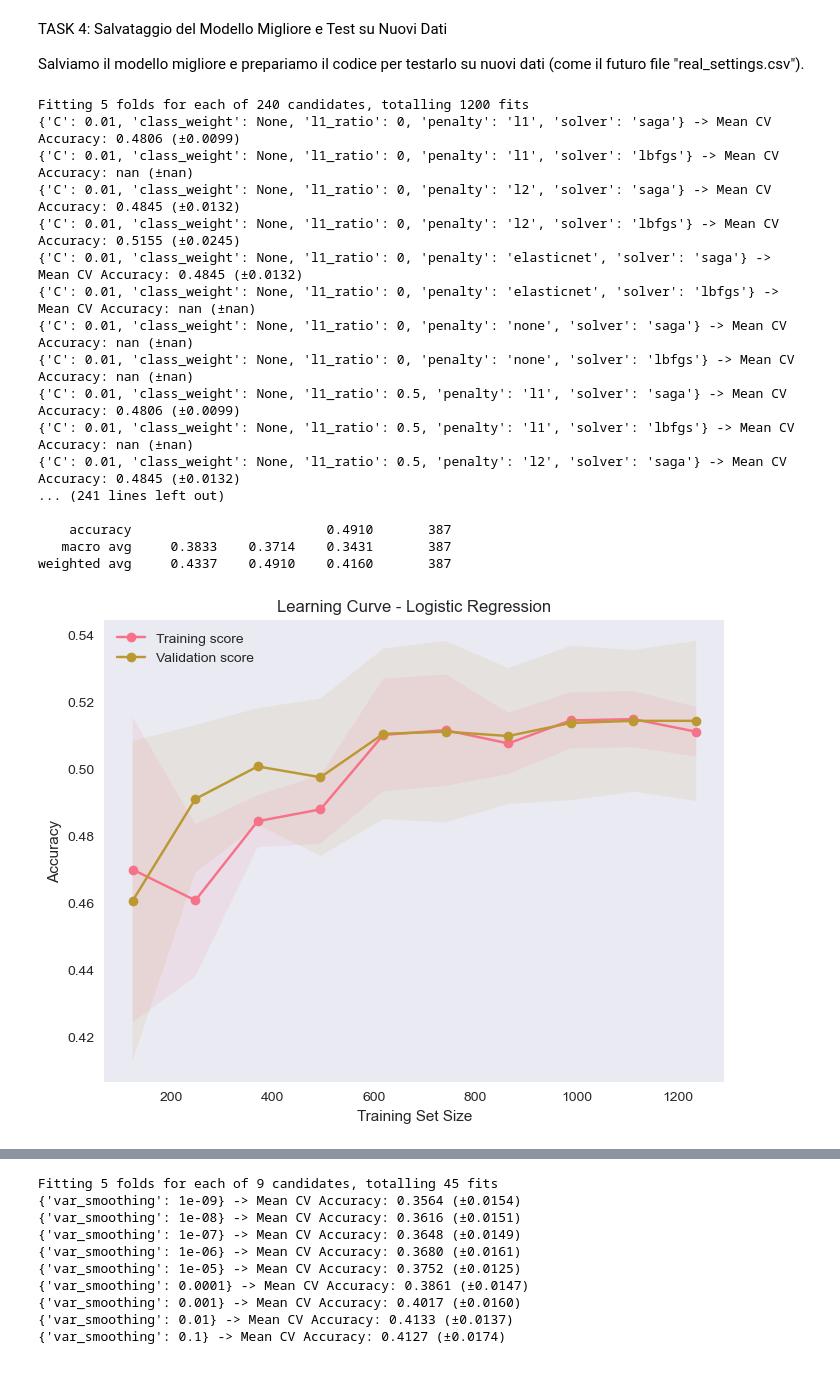
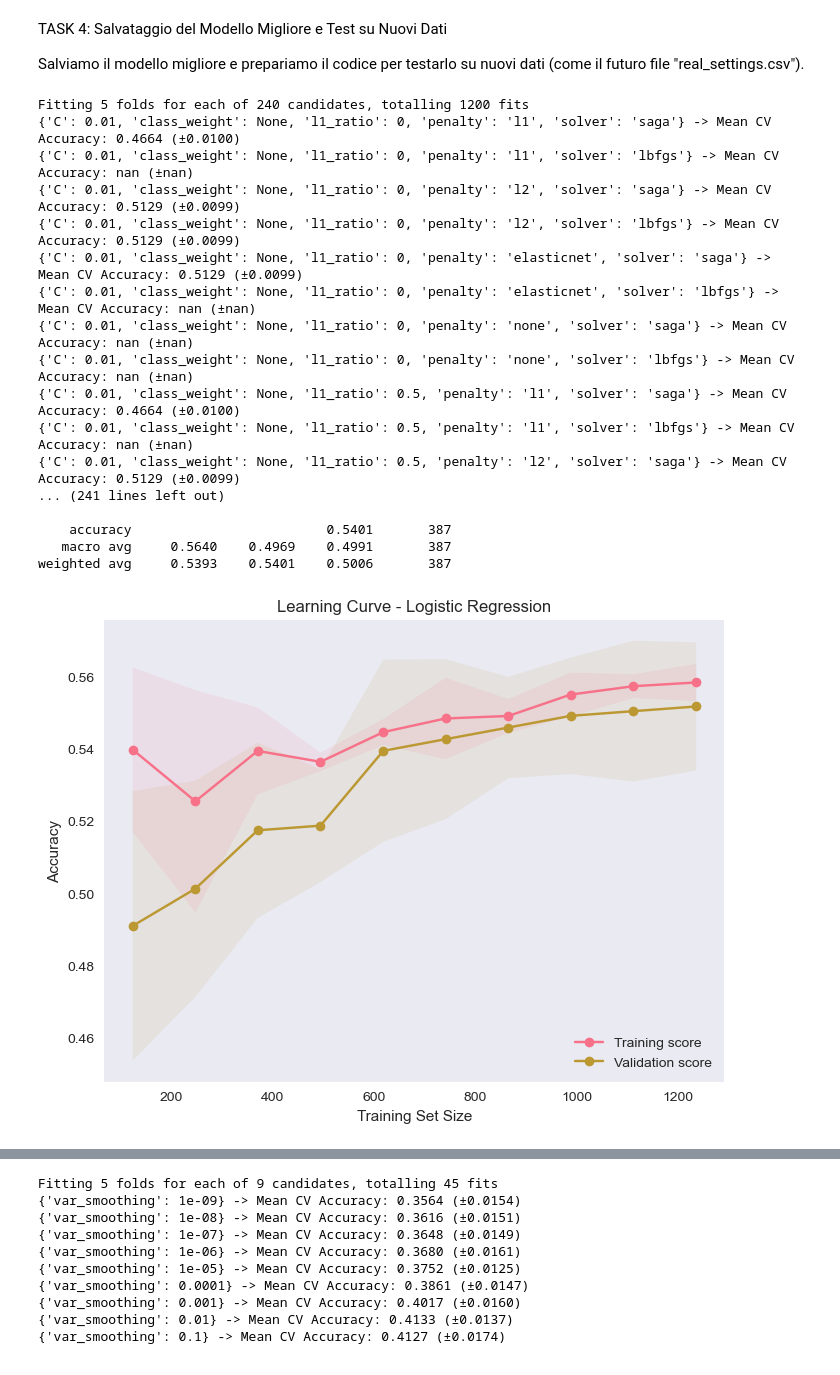
Before and after one commit to Samuele223/machine-Learning, a Jupyter notebook: proj1.ipynb, the cells around one changed output, grey strips where cells are left out. Cells and saved outputs as stored; diff of their text form; code cells hidden in the pictures.

```diff
--- a/proj1.ipynb
+++ b/proj1.ipynb
@@ -738,7 +738,7 @@ param_grid = {
 }
 
 # 2) Configuriamo GridSearchCV
-lr = LogisticRegression(random_state=42)
+lr = LogisticRegression(random_state=42, max_iter=5000)
 grid = GridSearchCV(
     estimator=lr,
     param_grid=param_grid,
@@ -763,7 +763,6 @@ for mean_score, std_score, params in zip(
 print("\nBest hyperparameters found:")
 print(grid.best_params_)
 print(f"Best CV Accuracy: {grid.best_score_:.4f}")
-best_logistic_regression = grid.best_params_
 
 # 6) Valutazione sul test set
 y_pred = grid.predict(X_test)
@@ -778,43 +777,43 @@ train_sizes, train_scores, val_scores = learning_curve(
     scoring='accuracy',
     train_sizes=np.linspace(0.1, 1.0, 10),
     n_jobs=-1
 )
 
 train_mean = np.mean(train_scores, axis=1)
 train_std  = np.std(train_scores, axis=1)
 val_mean   = np.mean(val_scores, axis=1)
 val_std    = np.std(val_scores, axis=1)
 
 plt.figure(figsize=(8,6))
 plt.plot(train_sizes, train_mean, 'o-', label='Training score')
 plt.fill_between(train_sizes, train_mean-train_std, train_mean+train_std, alpha=0.1)
 plt.plot(train_sizes, val_mean, 'o-', label='Validation score')
 plt.fill_between(train_sizes, val_mean-val_std, val_mean+val_std, alpha=0.1)
 plt.title('Learning Curve - Logistic Regression')
 plt.xlabel('Training Set Size')
 plt.ylabel('Accuracy')
 plt.legend(loc='best')
 plt.grid()
 plt.show()
 # %% [output]
 Fitting 5 folds for each of 240 candidates, totalling 1200 fits
-{'C': 0.01, 'class_weight': None, 'l1_ratio': 0, 'penalty': 'l1', 'solver': 'saga'} -> Mean CV Accuracy: 0.4806 (±0.0099)
+{'C': 0.01, 'class_weight': None, 'l1_ratio': 0, 'penalty': 'l1', 'solver': 'saga'} -> Mean CV Accuracy: 0.4664 (±0.0100)
 {'C': 0.01, 'class_weight': None, 'l1_ratio': 0, 'penalty': 'l1', 'solver': 'lbfgs'} -> Mean CV Accuracy: nan (±nan)
-{'C': 0.01, 'class_weight': None, 'l1_ratio': 0, 'penalty': 'l2', 'solver': 'saga'} -> Mean CV Accuracy: 0.4845 (±0.0132)
-{'C': 0.01, 'class_weight': None, 'l1_ratio': 0, 'penalty': 'l2', 'solver': 'lbfgs'} -> Mean CV Accuracy: 0.5155 (±0.0245)
-{'C': 0.01, 'class_weight': None, 'l1_ratio': 0, 'penalty': 'elasticnet', 'solver': 'saga'} -> Mean CV Accuracy: 0.4845 (±0.0132)
+{'C': 0.01, 'class_weight': None, 'l1_ratio': 0, 'penalty': 'l2', 'solver': 'saga'} -> Mean CV Accuracy: 0.5129 (±0.0099)
+{'C': 0.01, 'class_weight': None, 'l1_ratio': 0, 'penalty': 'l2', 'solver': 'lbfgs'} -> Mean CV Accuracy: 0.5129 (±0.0099)
+{'C': 0.01, 'class_weight': None, 'l1_ratio': 0, 'penalty': 'elasticnet', 'solver': 'saga'} -> Mean CV Accuracy: 0.5129 (±0.0099)
 {'C': 0.01, 'class_weight': None, 'l1_ratio': 0, 'penalty': 'elasticnet', 'solver': 'lbfgs'} -> Mean CV Accuracy: nan (±nan)
 {'C': 0.01, 'class_weight': None, 'l1_ratio': 0, 'penalty': 'none', 'solver': 'saga'} -> Mean CV Accuracy: nan (±nan)
 {'C': 0.01, 'class_weight': None, 'l1_ratio': 0, 'penalty': 'none', 'solver': 'lbfgs'} -> Mean CV Accuracy: nan (±nan)
-{'C': 0.01, 'class_weight': None, 'l1_ratio': 0.5, 'penalty': 'l1', 'solver': 'saga'} -> Mean CV Accuracy: 0.4806 (±0.0099)
+{'C': 0.01, 'class_weight': None, 'l1_ratio': 0.5, 'penalty': 'l1', 'solver': 'saga'} -> Mean CV Accuracy: 0.4664 (±0.0100)
 {'C': 0.01, 'class_weight': None, 'l1_ratio': 0.5, 'penalty': 'l1', 'solver': 'lbfgs'} -> Mean CV Accuracy: nan (±nan)
-{'C': 0.01, 'class_weight': None, 'l1_ratio': 0.5, 'penalty': 'l2', 'solver': 'saga'} -> Mean CV Accuracy: 0.4845 (±0.0132)
+{'C': 0.01, 'class_weight': None, 'l1_ratio': 0.5, 'penalty': 'l2', 'solver': 'saga'} -> Mean CV Accuracy: 0.5129 (±0.0099)
 ... (241 lines left out)
 
-    accuracy                         0.4910       387
-   macro avg     0.3833    0.3714    0.3431       387
-weighted avg     0.4337    0.4910    0.4160       387
+    accuracy                         0.5401       387
+   macro avg     0.5640    0.4969    0.4991       387
+weighted avg     0.5393    0.5401    0.5006       387
-[figure, old version]
+[figure, new version]
 # %%
 # ------------------------------------------Decision Tree-------------------------------------------
 param_grid_dt = {
```
Also changed, not shown: parts of 10 cells of this notebook.
